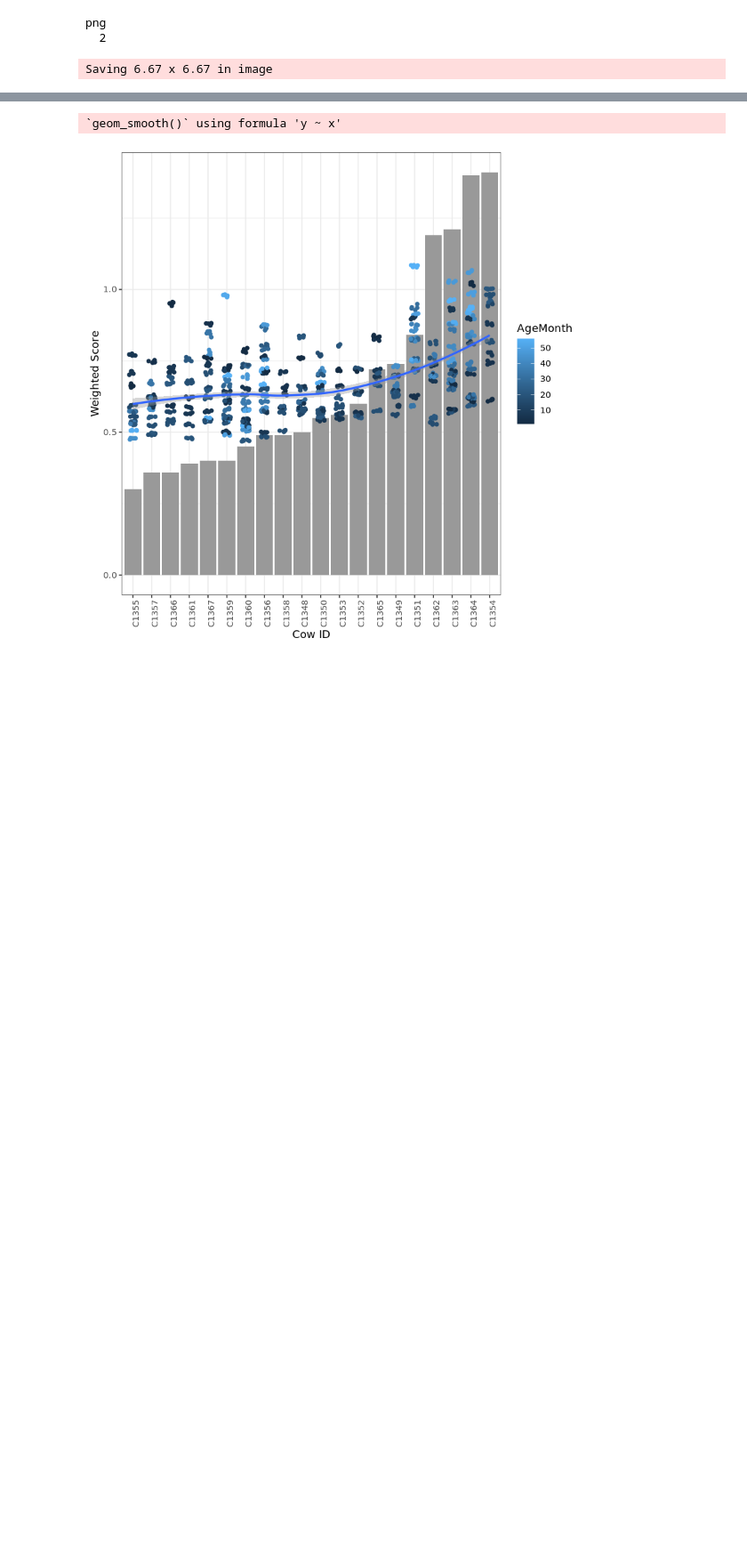
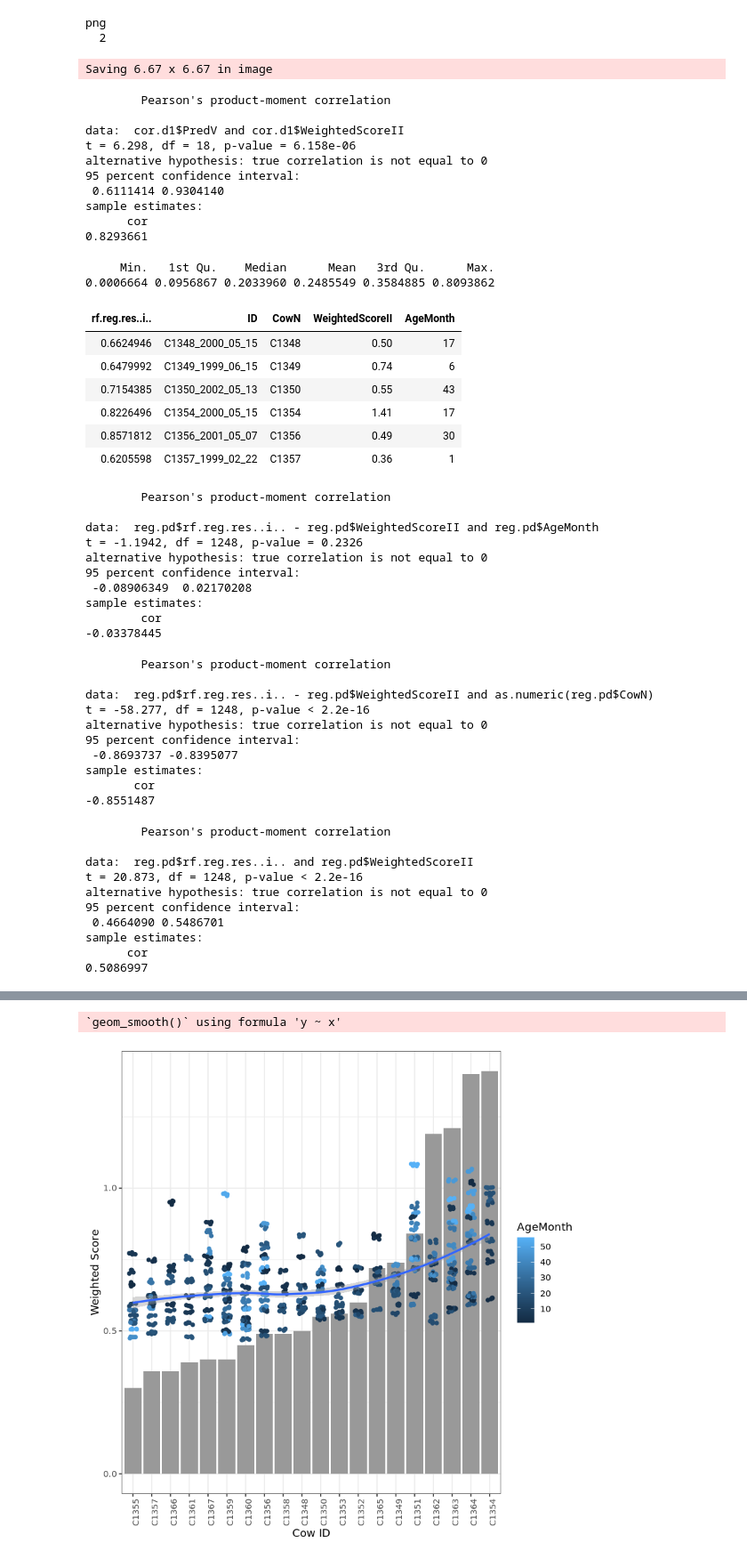
Before and after one commit to AlexanderUm/WBVR_MAP_Microbiota, a Jupyter notebook: 5_RF_regression_model.ipynb, the cells around one changed output, grey strips where cells are left out. Shown at 89% size. Saved outputs shown, nothing was run; the diff lists cells and outputs as text; code cells hidden in the pictures; blank space fills up the shorter version.

```diff
--- a/5_RF_regression_model.ipynb
+++ b/5_RF_regression_model.ipynb
@@ -149,3 +149,71 @@ reg.pd$CowN <- factor(reg.pd$CowN, levels=reg.pd.bar$CowN[order(as.numeric(as.ch
 reg.pd.line <- data.frame(aggregate(reg.pd$rf.reg.res..i.., list(reg.pd$CowN), mean))
 
 colnames(reg.pd.line) <- c("CowN", "PredV")
+# %%
+# Summary of the data
+######################
+
+# Correlation between avarages of predicted score and actual score
+cor.d <- inner_join(reg.pd.line, reg.pd, by = "CowN")
+
+cor.d1 <- cor.d[!duplicated(cor.d$CowN), ]
+
+cor.test(cor.d1$PredV, cor.d1$WeightedScoreII)
+
+# Summary of the
+
+summary(abs(reg.pd$rf.reg.res..i.. - reg.pd$WeightedScoreII))
+
+cor.test(reg.pd$rf.reg.res..i.. - reg.pd$WeightedScoreII, reg.pd$AgeMonth)
+
+cor.test(reg.pd$rf.reg.res..i.. - reg.pd$WeightedScoreII, as.numeric(reg.pd$CowN))
+# %% [output]
+        Pearson's product-moment correlation
+
+data:  cor.d1$PredV and cor.d1$WeightedScoreII
+t = 6.298, df = 18, p-value = 6.158e-06
+alternative hypothesis: true correlation is not equal to 0
+95 percent confidence interval:
+ 0.6111414 0.9304140
+sample estimates:
+      cor
+0.8293661
+     Min.   1st Qu.    Median      Mean   3rd Qu.      Max.
+0.0006664 0.0956867 0.2033960 0.2485549 0.3584885 0.8093862
+| rf.reg.res..i.. | ID | CowN | WeightedScoreII | AgeMonth |
+| 0.6624946 | C1348_2000_05_15 | C1348 | 0.50 | 17 |
+| 0.6479992 | C1349_1999_06_15 | C1349 | 0.74 | 6 |
+| 0.7154385 | C1350_2002_05_13 | C1350 | 0.55 | 43 |
+| 0.8226496 | C1354_2000_05_15 | C1354 | 1.41 | 17 |
+| 0.8571812 | C1356_2001_05_07 | C1356 | 0.49 | 30 |
+| 0.6205598 | C1357_1999_02_22 | C1357 | 0.36 | 1 |
+        Pearson's product-moment correlation
+
+data:  reg.pd$rf.reg.res..i.. - reg.pd$WeightedScoreII and reg.pd$AgeMonth
+t = -1.1942, df = 1248, p-value = 0.2326
+alternative hypothesis: true correlation is not equal to 0
+95 percent confidence interval:
+ -0.08906349  0.02170208
+sample estimates:
+        cor
+-0.03378445
+        Pearson's product-moment correlation
+
+data:  reg.pd$rf.reg.res..i.. - reg.pd$WeightedScoreII and as.numeric(reg.pd$CowN)
+t = -58.277, df = 1248, p-value < 2.2e-16
+alternative hypothesis: true correlation is not equal to 0
+95 percent confidence interval:
+ -0.8693737 -0.8395077
+sample estimates:
+       cor
+-0.8551487
+        Pearson's product-moment correlation
+
+data:  reg.pd$rf.reg.res..i.. and reg.pd$WeightedScoreII
+t = 20.873, df = 1248, p-value < 2.2e-16
+alternative hypothesis: true correlation is not equal to 0
+95 percent confidence interval:
+ 0.4664090 0.5486701
+sample estimates:
+      cor
+0.5086997
```
Also changed, not shown: parts of 1 cell of this notebook, 1 other file.
